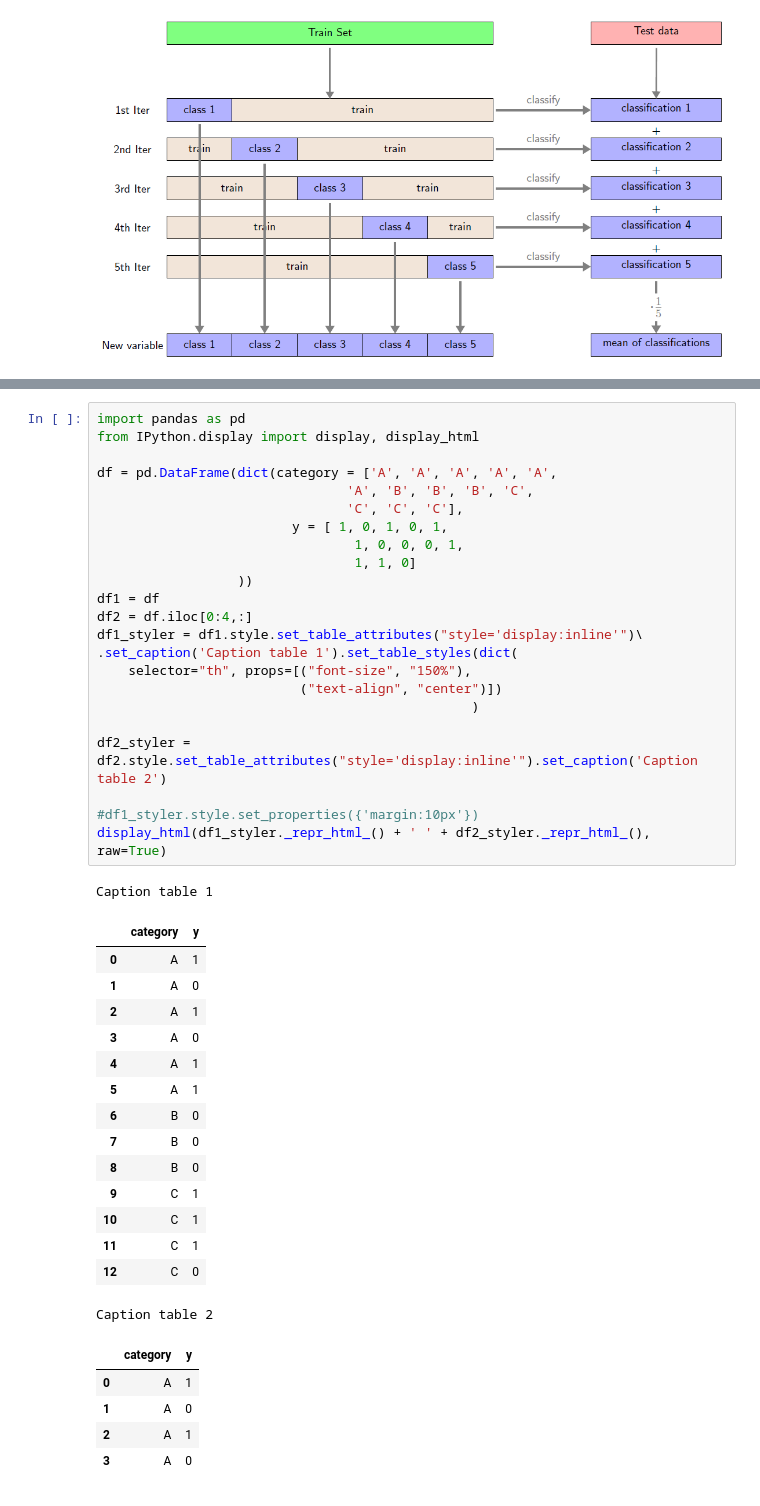
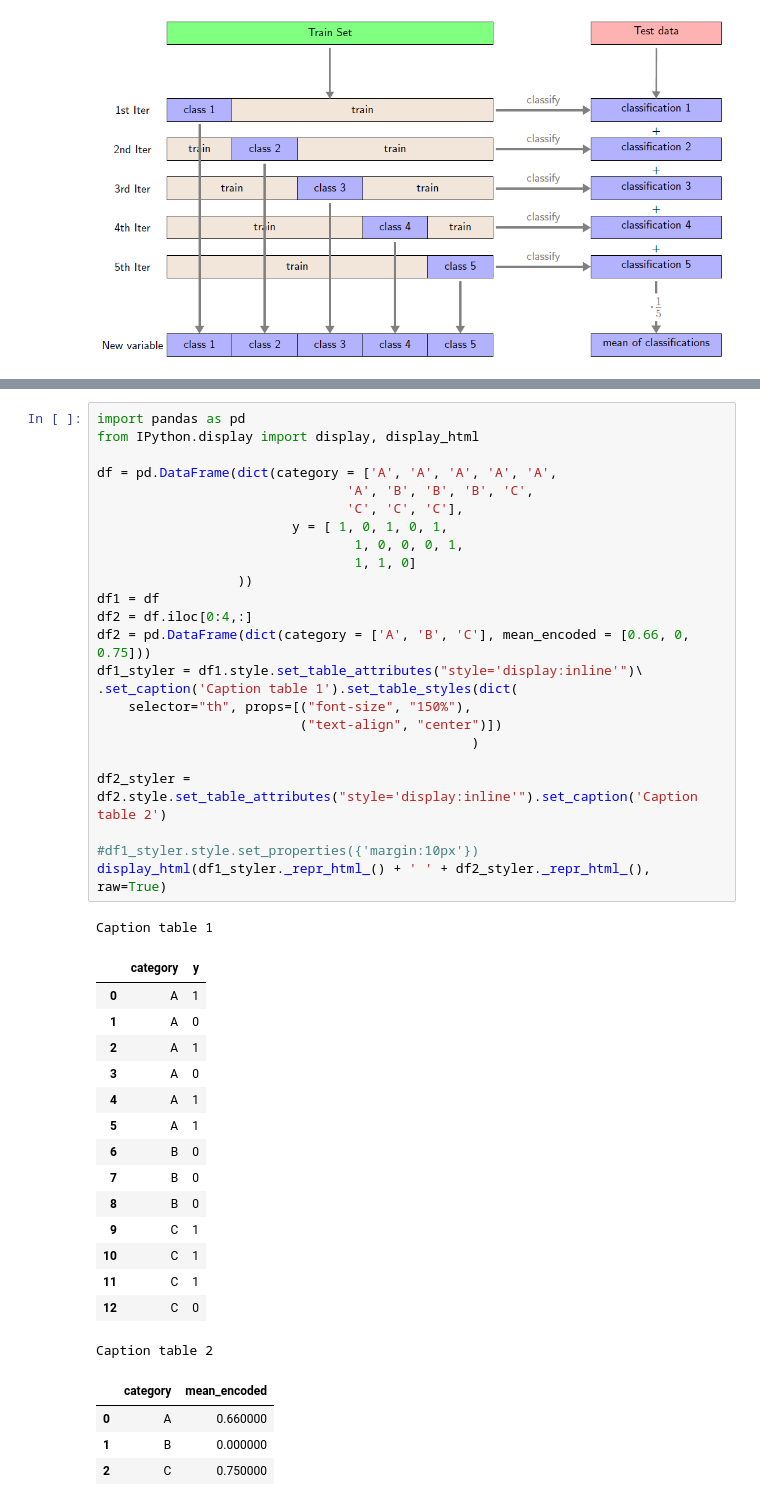
Before and after one commit to nitram-bot/fhnw_lecture, a Jupyter notebook: notebooks/Model_Selection_and_Validation_Schemes.ipynb, the cells around one changed output, grey strips where cells are left out. Drawn from its saved outputs; the diff is of its cells as text.

```diff
--- a/notebooks/Model_Selection_and_Validation_Schemes.ipynb
+++ b/notebooks/Model_Selection_and_Validation_Schemes.ipynb
@@ -63,35 +67,35 @@ df = pd.DataFrame(dict(category = ['A', 'A', 'A', 'A', 'A',
                   ))
 df1 = df
 df2 = df.iloc[0:4,:]
+df2 = pd.DataFrame(dict(category = ['A', 'B', 'C'], mean_encoded = [0.66, 0, 0.75]))
 df1_styler = df1.style.set_table_attributes("style='display:inline'")\
 .set_caption('Caption table 1').set_table_styles(dict(
     selector="th", props=[("font-size", "150%"),
                           ("text-align", "center")])
                                                 )
 
 df2_styler = df2.style.set_table_attributes("style='display:inline'").set_caption('Caption table 2')
 
 #df1_styler.style.set_properties({'margin:10px'})
 display_html(df1_styler._repr_html_() + ' ' + df2_styler._repr_html_(), raw=True)
 # %% [output]
 Caption table 1
 |  | category | y |
 | 0 | A | 1 |
 | 1 | A | 0 |
 | 2 | A | 1 |
 | 3 | A | 0 |
 | 4 | A | 1 |
 | 5 | A | 1 |
 | 6 | B | 0 |
 | 7 | B | 0 |
 | 8 | B | 0 |
 | 9 | C | 1 |
 | 10 | C | 1 |
 | 11 | C | 1 |
 | 12 | C | 0 |
 Caption table 2
-|  | category | y |
-| 0 | A | 1 |
-| 1 | A | 0 |
-| 2 | A | 1 |
-| 3 | A | 0 |
+|  | category | mean_encoded |
+| 0 | A | 0.660000 |
+| 1 | B | 0.000000 |
+| 2 | C | 0.750000 |
```
Also changed, not shown: parts of 2 cells of this notebook, 2 other files.
